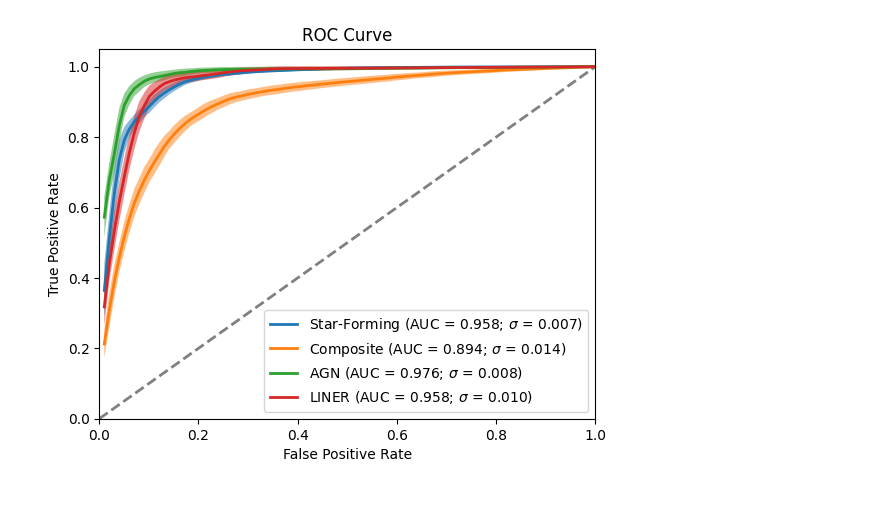
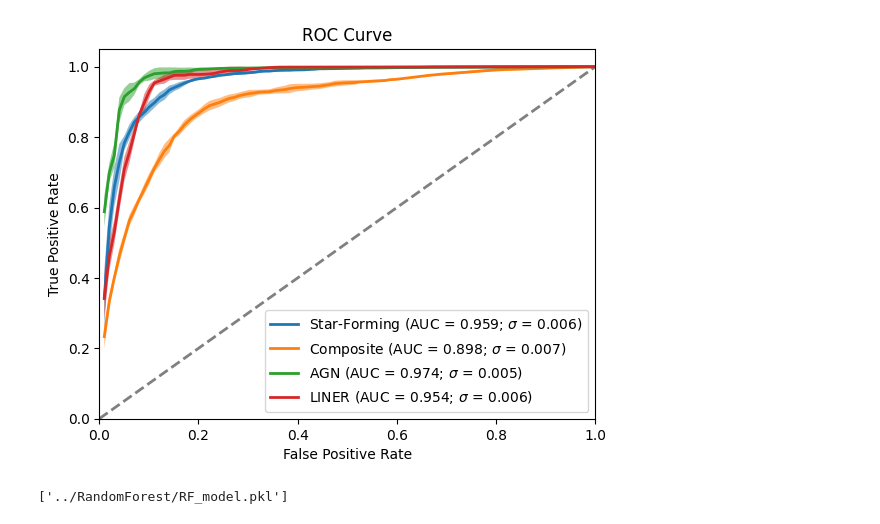
Before and after one commit to lorlo9999/DeepLearningProject, a Jupyter notebook: RandomForest/RandomForest.ipynb, the cells around one changed output. Cells and saved outputs as stored; diff of their text form; code cells hidden in the pictures.

```diff
--- a/RandomForest/RandomForest.ipynb
+++ b/RandomForest/RandomForest.ipynb
@@ -80,7 +79,7 @@ plt.xlabel('False Positive Rate')
 plt.ylabel('True Positive Rate')
 plt.title('ROC Curve')
 
-n_bootstraps = 100
+n_bootstraps = 5
 rng = np.random.RandomState(42)
 
 
@@ -103,31 +102,37 @@ for i in range(4):
         f_interp = interp1d(fpr_resampled, tpr_resampled, kind='linear', fill_value="extrapolate")
         tpr_interpolated = f_interp(mean_fpr_interpolated)
 
         all_fprs[i].append(mean_fpr_interpolated)
         all_tprs[i].append(tpr_interpolated)
 
 for i in range(4):
 
     all_fprs[i] = np.array(all_fprs[i])
     all_tprs[i] = np.array(all_tprs[i])
 
 
     mean_tpr = np.mean(all_tprs[i], axis=0)
     mean_fpr = mean_fpr_interpolated
 
 
     std_tpr = np.std(all_tprs[i], axis=0)
     nan_to_zero = np.where(np.isnan(std_tpr), 0, std_tpr)
     std_tpr = nan_to_zero
 
 
     plt.fill_between(mean_fpr, mean_tpr - std_tpr, mean_tpr + std_tpr,alpha=0.5)
 
 
     plt.plot(mean_fpr, mean_tpr, label=rf'{classes[i]} (AUC = {roc_auc[i]:.3f}; $\sigma$ = {np.mean(std_tpr):.3f})', lw=2)
 
 plt.legend(loc='lower right')
 plt.savefig('../plots/RF_ROC_curve.pdf',format='pdf')
 plt.show()
 # %% [output]
-[figure, old version]
+[figure, new version]
+# %%
+#save random forest model
+import joblib
+joblib.dump(rf_classifier, '../RandomForest/RF_model.pkl')
+# %% [output]
+['../RandomForest/RF_model.pkl']
```
Also changed, not shown: parts of 4 cells of this notebook, 8 other files.
